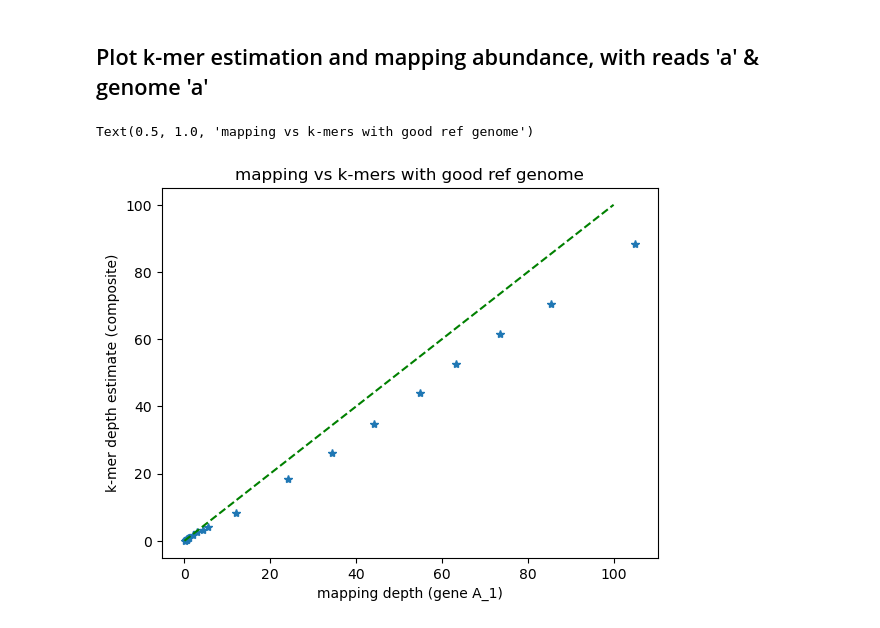
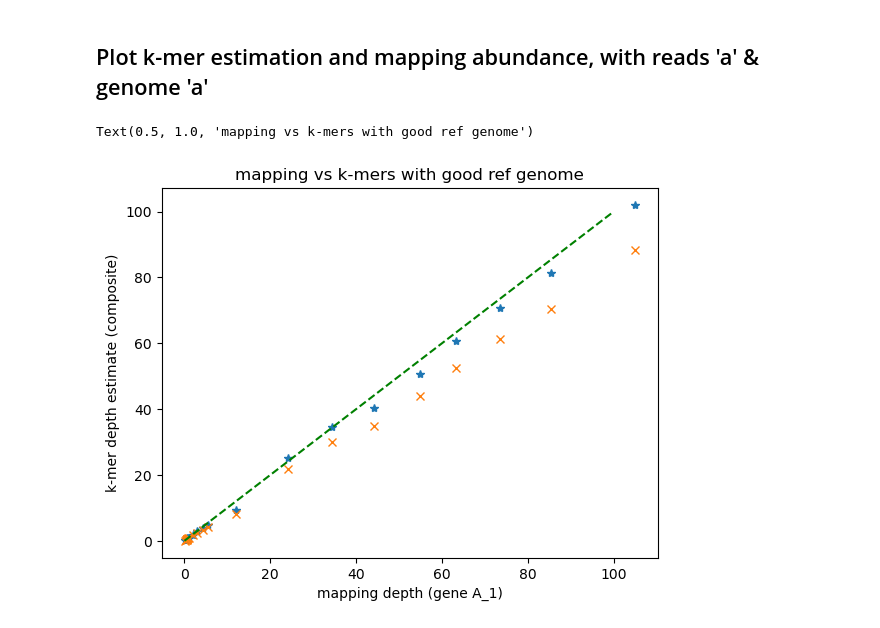
Before and after one commit to ctb/2026-simulate-abund, a Jupyter notebook: explore.ipynb, the cells around one changed output. Drawn from its saved outputs; the diff is of its cells as text; code cells hidden in the pictures.

```diff
--- a/explore.ipynb
+++ b/explore.ipynb
@@ -191,21 +211,25 @@ shape: (23, 7)
 # %% [markdown]
 ## Plot k-mer estimation and mapping abundance, with reads 'a' & genome 'a'
 # %%
-aa_df = abund_df.filter((pl.col('species') == 'a') & (pl.col('method') == 'composite'))
+aa_df = abund_df.filter((pl.col('species') == 'a') & (pl.col('method').is_in(['composite', 'composite_k'])))
 
 gene_a_df = (
     mapping_a_df
     .filter(pl.col('gene') == "A_1")
     .select(['metag', 'species', 'depth_all'])
 )
 combo_a_df = gene_a_df.join(aa_df, on=['metag', 'species'], how='inner')
 
-plt.plot(combo_a_df['depth_all'], combo_a_df['abund'], '*')
+corrected_df = combo_a_df.filter(pl.col('method') == 'composite')
+plt.plot(corrected_df['depth_all'], corrected_df['abund'], '*')
+uncorrected_df = combo_a_df.filter(pl.col('method') == 'composite_k')
+plt.plot(uncorrected_df['depth_all'], uncorrected_df['abund'], 'x')
+
 plt.plot([0, 100], [0, 100], 'g--')
 plt.xlabel('mapping depth (gene A_1)')
 plt.ylabel('k-mer depth estimate (composite)')
 plt.title('mapping vs k-mers with good ref genome')
 # %% [output]
 Text(0.5, 1.0, 'mapping vs k-mers with good ref genome')
-[figure, old version]
+[figure, new version]
 # %%
```
Also changed, not shown: parts of 9 cells of this notebook, 3 other files.
